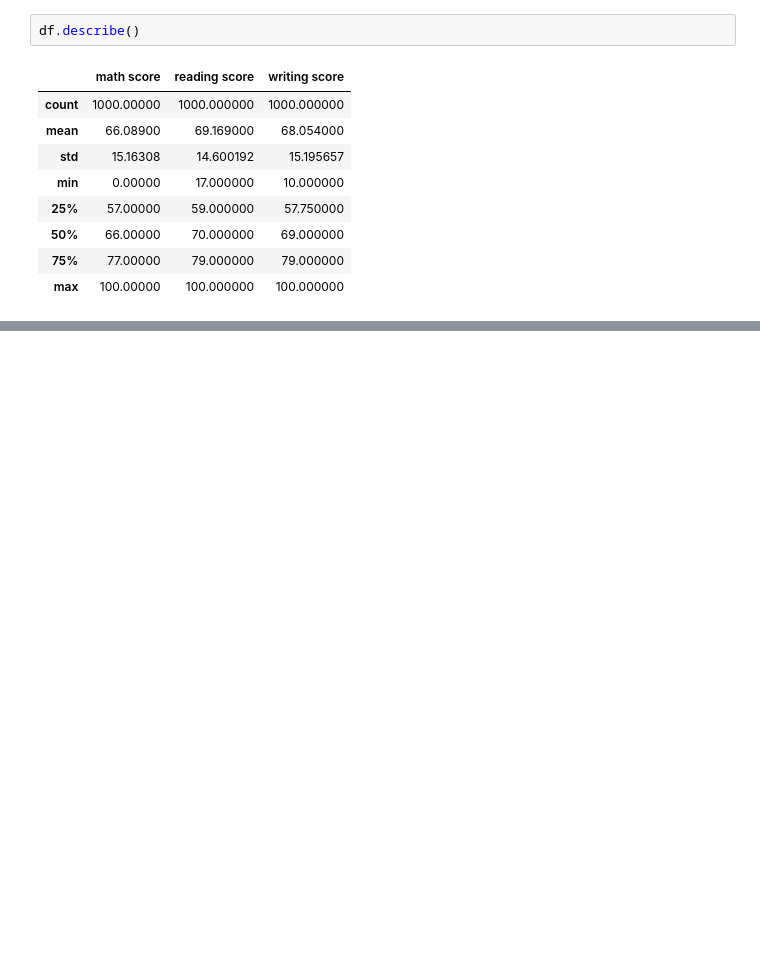
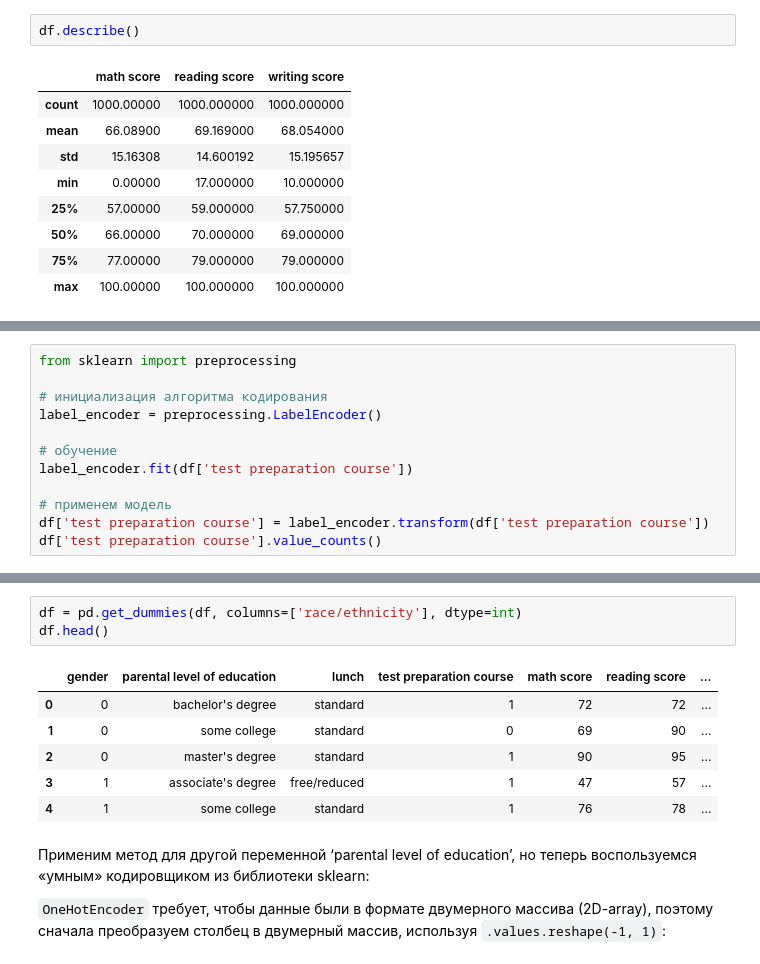
Before and after one commit to iTonyJah/DataScience, a Jupyter notebook: Edu/classical_ml/classical_ml_test.ipynb, the cells around one changed output, grey strips where cells are left out. Drawn from its saved outputs; the diff is of its cells as text; blank space fills up the shorter version.

```diff
--- a/Edu/classical_ml/classical_ml_test.ipynb
+++ b/Edu/classical_ml/classical_ml_test.ipynb
@@ -1770,0 +1836,12 @@ df.describe()
+# %%
+from sklearn import preprocessing
+
+# инициализация алгоритма кодирования
+label_encoder = preprocessing.LabelEncoder()
+
+# обучение
+label_encoder.fit(df['test preparation course'])
+
+# применем модель
+df['test preparation course'] = label_encoder.transform(df['test preparation course'])
+df['test preparation course'].value_counts()
@@ -1770,0 +1886,14 @@ df.describe()
+# %%
+df = pd.get_dummies(df, columns=['race/ethnicity'], dtype=int)
+df.head()
+# %% [output]
+|  | gender | parental level of education | lunch | test preparation course | math score | reading score | ... |
+| 0 | 0 | bachelor's degree | standard | 1 | 72 | 72 | ... |
+| 1 | 0 | some college | standard | 0 | 69 | 90 | ... |
+| 2 | 0 | master's degree | standard | 1 | 90 | 95 | ... |
+| 3 | 1 | associate's degree | free/reduced | 1 | 47 | 57 | ... |
+| 4 | 1 | some college | standard | 1 | 76 | 78 | ... |
+# %% [markdown]
+Применим метод для другой переменной ‘parental level of education’, но теперь воспользуемся «умным» кодировщиком из библиотеки sklearn:
+
+``OneHotEncoder`` требует, чтобы данные были в формате двумерного массива (2D-array), поэтому сначала преобразуем столбец в двумерный массив, используя ``.values.reshape(-1, 1)``:
```
Also changed, not shown: parts of 32 cells of this notebook.
